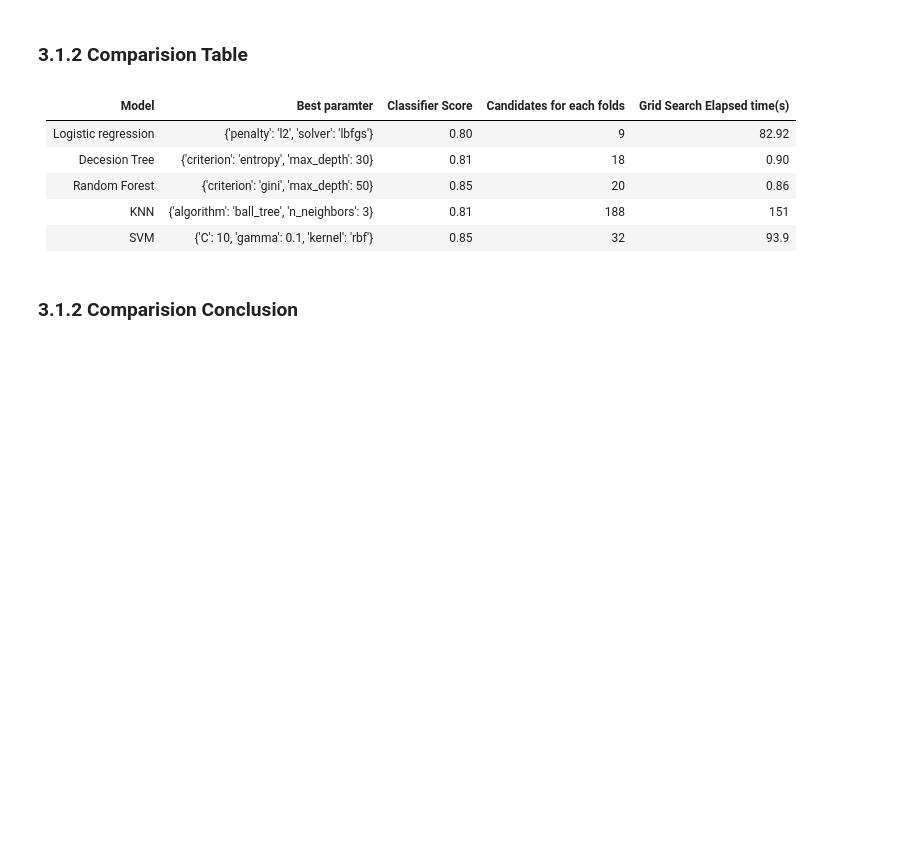
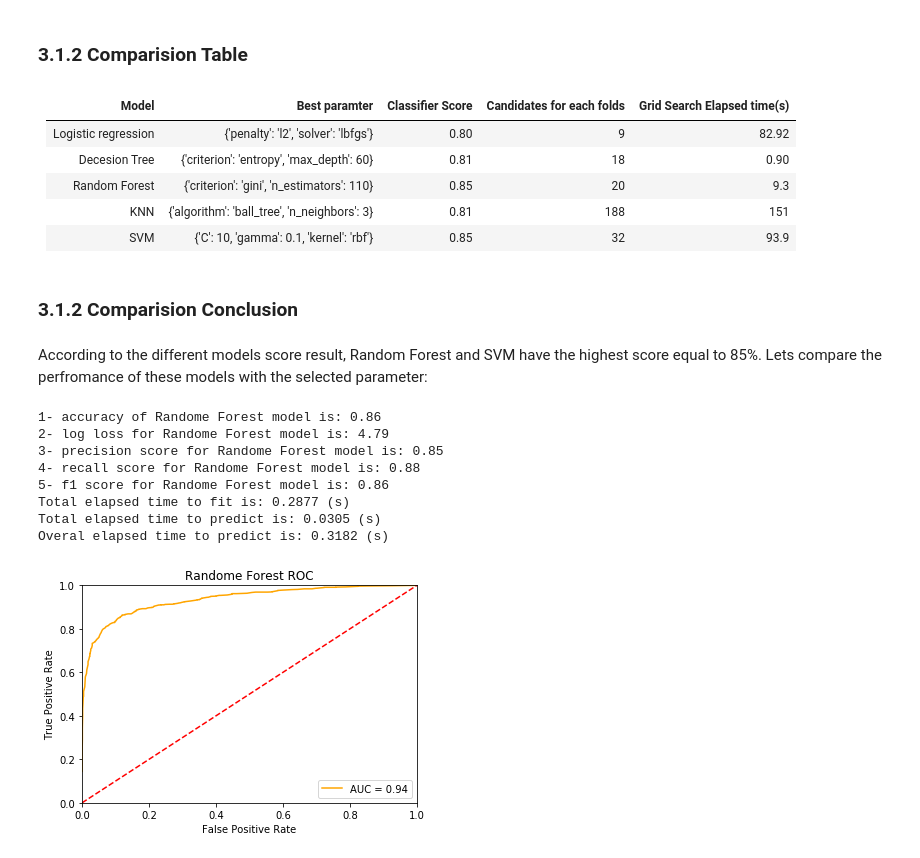
Before and after one commit to nakisa84/Springboard, a Jupyter notebook: capston 2 project/notebooks/BC_Model.ipynb, the cells around one changed output. Cells and saved outputs as stored; diff of their text form; code cells hidden in the pictures; blank space fills up the shorter version.

```diff
--- a/capston 2 project/notebooks/BC_Model.ipynb
+++ b/capston 2 project/notebooks/BC_Model.ipynb
@@ -42,11 +42,14 @@ def plot_auc(labels, probs,model_name):
 
 def apply_mode(X_train,y_train,X_test,y_test,model,model_name):
     model = model
-    tic = time.perf_counter()
+    tic1 = time.perf_counter()
     model.fit(X_train, y_train.values.ravel())
+    toc1 = time.perf_counter()
+    tic2 = time.perf_counter()
     y_pred = model.predict(X_test)
+    toc2 = time.perf_counter()
     y_pred_prob = model.predict_proba(X_test)
-    toc = time.perf_counter()
+
 
     model_acc = model.score(X_test,y_test.values.ravel())
     model_log_loss = log_loss(y_test,y_pred)
@@ -59,14 +62,16 @@ def apply_mode(X_train,y_train,X_test,y_test,model,model_name):
     print('3- precision score for {} model is: {:2.2f}'.format(model_name,model_precision_score))
     print('4- recall score for {} model is: {:2.2f}'.format(model_name,model_recall_score))
     print('5- f1 score for {} model is: {:2.2f}'.format(model_name,model_f1_score))
-    print('Total elapsed time is: {:0.4f} (s)'.format(toc - tic))
+    print('Total elapsed time to fit is: {:0.4f} (s)'.format(toc1 - tic1))
+    print('Total elapsed time to predict is: {:0.4f} (s)'.format(toc2 - tic2))
+    print('Overal elapsed time to predict is: {:0.4f} (s)'.format(toc2 - tic1))
 
     plot_auc(y_test, y_pred_prob,model_name)
 
 
 def apply_gridSearch(model,param_grid,X,y,model_name):
 
-     model_cv= GridSearchCV(model,param_grid,cv=5,refit=True,verbose=2)
+     model_cv= GridSearchCV(model,param_grid,cv=5,refit=True)
      tic = time.perf_counter()
      model_cv.fit(X,y.values.ravel())
      toc = time.perf_counter()
@@ -483,9 +347,24 @@ Total elapsed time is: 92.5484 (s)
 | Model | Best paramter | Classifier Score | Candidates for each folds| Grid Search Elapsed time(s)|
 | --- | --- | --- | ---|---|
 | Logistic regression | {'penalty': 'l2', 'solver': 'lbfgs'} | 0.80|9|82.92|
-| Decesion Tree| {'criterion': 'entropy', 'max_depth': 30} | 0.81| 18| 0.90|
-| Random Forest |{'criterion': 'gini', 'max_depth': 50} | 0.85| 20|0.86|
+| Decesion Tree| {'criterion': 'entropy', 'max_depth': 60} | 0.81| 18| 0.90|
+| Random Forest | {'criterion': 'gini', 'n_estimators': 110} | 0.85| 20|9.3|
 | KNN|{'algorithm': 'ball_tree', 'n_neighbors': 3} | 0.81| 188|151|
 |SVM|{'C': 10, 'gamma': 0.1, 'kernel': 'rbf'} |0.85|32|93.9|
 # %% [markdown]
 ### 3.1.2  Comparision Conclusion
+# %% [markdown]
+According to the different models score result, Random Forest and SVM have the highest score equal to 85%. Lets compare the perfromance of these models with the selected parameter:
+# %%
+rf_model = RandomForestClassifier(criterion = 'gini', n_estimators= 110)
+apply_mode(bc_data_X_train,bc_data_y_train,bc_data_X_test,bc_data_y_test,rf_model,'Randome Forest')
+# %% [output]
+1- accuracy of Randome Forest model is: 0.86
+2- log loss for Randome Forest model is: 4.79
+3- precision score for Randome Forest model is: 0.85
+4- recall score for Randome Forest model is: 0.88
+5- f1 score for Randome Forest model is: 0.86
+Total elapsed time to fit is: 0.2877 (s)
+Total elapsed time to predict is: 0.0305 (s)
+Overal elapsed time to predict is: 0.3182 (s)
+[figure, added]
```
Also changed, not shown: parts of 8 cells of this notebook.
